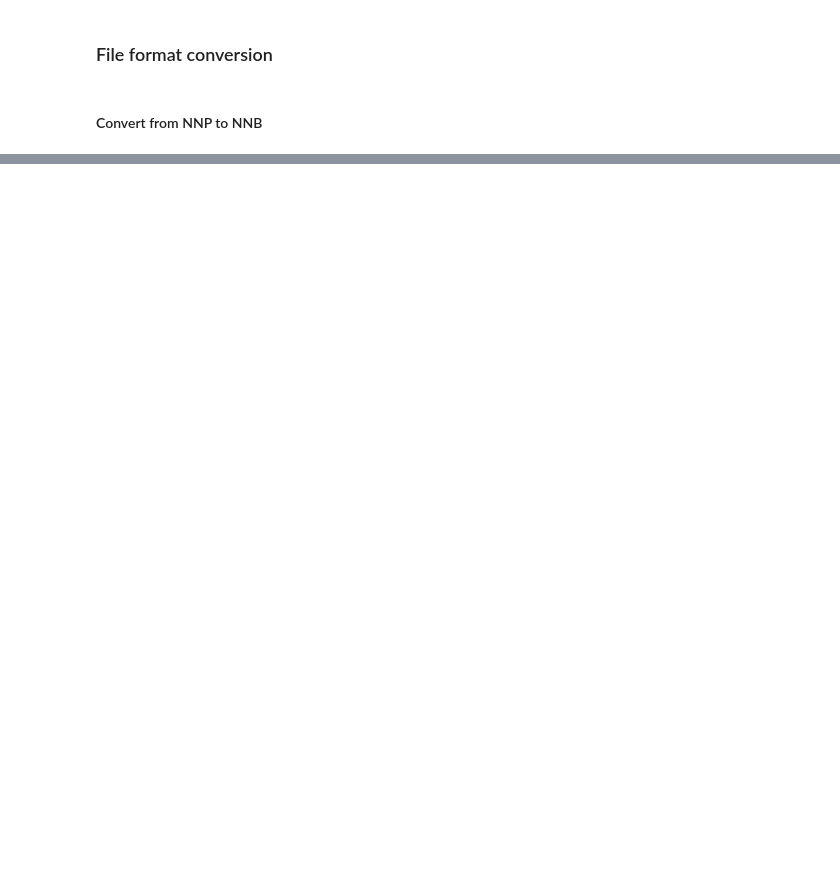
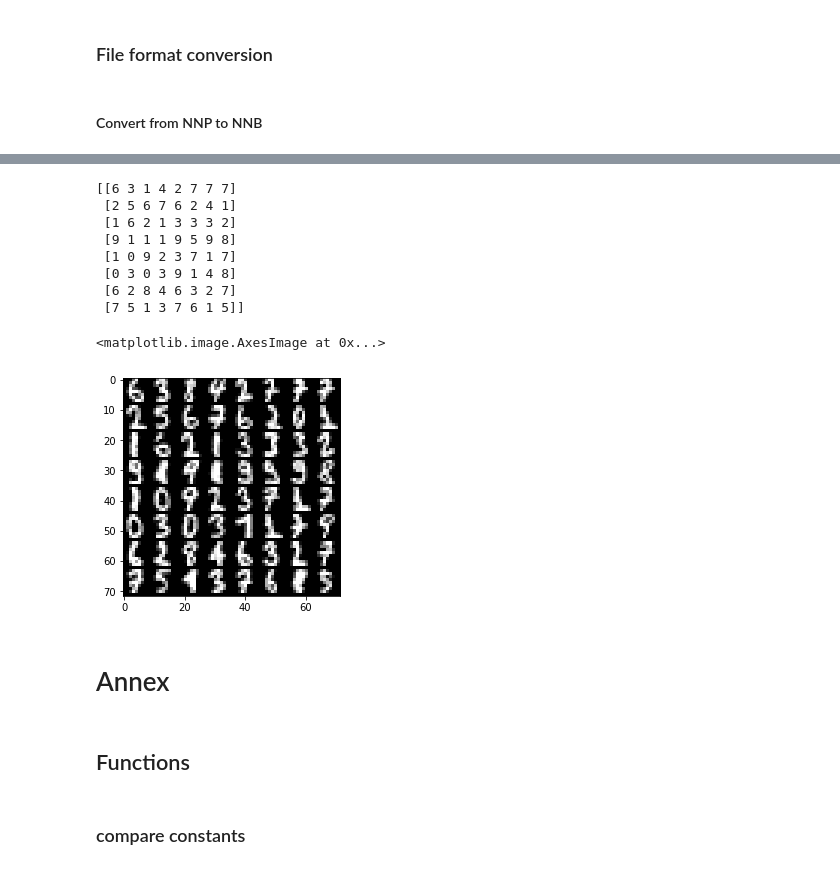
Before and after one commit to mu-triv/Nnabla-examples, a Jupyter notebook: nbla_plays.ipynb, the cells around one changed output, grey strips where cells are left out. Saved outputs shown, nothing was run; the diff lists cells and outputs as text; code cells hidden in the pictures; blank space fills up the shorter version.

```diff
--- a/nbla_plays.ipynb
+++ b/nbla_plays.ipynb
@@ -485,9 +370,0 @@ type = <class 'numpy.float64'>
-# %%
-yinf = nn.Variable(y.shape)
-with open('cnn_static_graph_csrc/output_0.bin', 'rb') as fh:
-    fbytes = fh.read()
-
-afloats = np.frombuffer(fbytes, dtype=np.float32)
-print(len(afloats))
-yinf.d = np.reshape(afloats, yinf.shape)
-print(yinf.d.argmax(axis=1).reshape(8, 8))  # Taking a class index based on prediction score.
@@ -534,5 +370,0 @@ plt.imshow(tile_images(inf.d), **imshow_opt)
-# %%
-prediction_file = 'y.raw'
-with open(prediction_file, 'wb') as fh:
-    fh.write(y.d)
-    print('y.d.shape = %s' % str(y.d.shape))
@@ -541,8 +370,0 @@ y.d.shape = (64, 10)
-# %%
-with open(prediction_file, 'rb') as fh:
-    farray = fh.read()
-    print('read %d bytes' % len(farray))
-ar = np.frombuffer(farray, dtype=np.float32)
-print(ar.shape)
-yinf = nn.Variable(y.shape)
-yinf.d = np.reshape(ar, yinf.shape)
@@ -566,0 +437,33 @@ numpy.float32
+# %%
+import os
+yinf = nn.Variable(y.shape)
+prediction_result_file = os.path.join(csrc_dir_name, 'output_0.bin')
+with open(prediction_result_file, 'rb') as fh:
+    fbytes = fh.read()
+
+afloats = np.frombuffer(fbytes, dtype=np.float32)
+yinf.d = np.reshape(afloats, yinf.shape)
+print(yinf.d.argmax(axis=1).reshape(8, 8))  # Taking a class index based on prediction score.
+
+# load the reference images
+yref = nn.Variable(x.shape)
+with open(prediction_file, 'rb') as fh:
+    yref_d = fh.read()
+yref.d = np.reshape(np.frombuffer(yref_d, dtype=np.float32), yref.shape)
+# display the reference images
+plt.imshow(tile_images(yref.d), **imshow_opt)
+# %% [output]
+[[6 3 1 4 2 7 7 7]
+ [2 5 6 7 6 2 4 1]
+ [1 6 2 1 3 3 3 2]
+ [9 1 1 1 9 5 9 8]
+ [1 0 9 2 3 7 1 7]
+ [0 3 0 3 9 1 4 8]
+ [6 2 8 4 6 3 2 7]
+ [7 5 1 3 7 6 1 5]]
+<matplotlib.image.AxesImage at 0x...>
+[figure, added]
+# %% [markdown]
+# Annex
+# %% [markdown]
+## Functions
@@ -566,0 +475,2 @@ numpy.float32
+# %% [markdown]
+### compare constants
```
Also changed, not shown: parts of 61 cells of this notebook, 2 other files.
